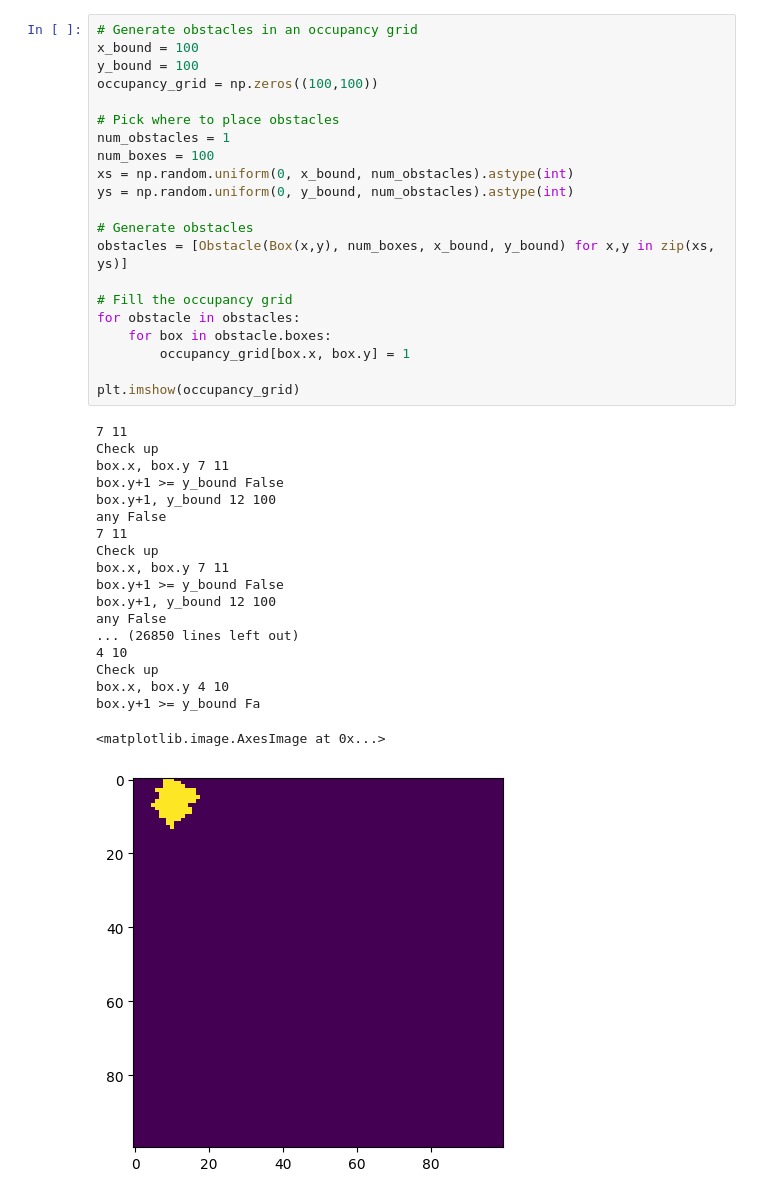
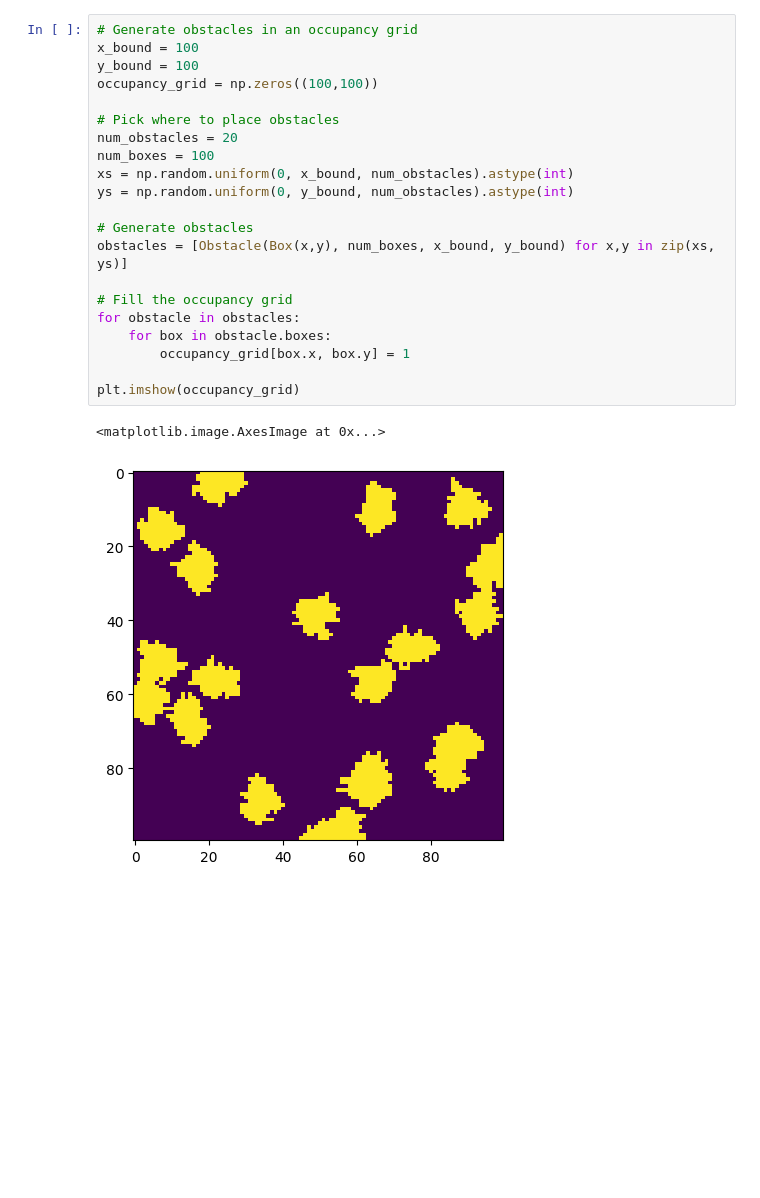
Before and after one commit to AADILab/influence-multi-objective, a Jupyter notebook: generate_env.ipynb, the cells around one changed output. Drawn from its saved outputs; the diff is of its cells as text; blank space fills up the shorter version.

```diff
--- a/generate_env.ipynb
+++ b/generate_env.ipynb
@@ -137,41 +122,24 @@ box.y+1, y_bound 7 10
 # %%
 # Generate obstacles in an occupancy grid
 x_bound = 100
 y_bound = 100
 occupancy_grid = np.zeros((100,100))
 
 # Pick where to place obstacles
-num_obstacles = 1
+num_obstacles = 20
 num_boxes = 100
 xs = np.random.uniform(0, x_bound, num_obstacles).astype(int)
 ys = np.random.uniform(0, y_bound, num_obstacles).astype(int)
 
 # Generate obstacles
 obstacles = [Obstacle(Box(x,y), num_boxes, x_bound, y_bound) for x,y in zip(xs, ys)]
 
 # Fill the occupancy grid
 for obstacle in obstacles:
     for box in obstacle.boxes:
         occupancy_grid[box.x, box.y] = 1
 
 plt.imshow(occupancy_grid)
 # %% [output]
-7 11
-Check up
-box.x, box.y 7 11
-box.y+1 >= y_bound False
-box.y+1, y_bound 12 100
-any False
-7 11
-Check up
-box.x, box.y 7 11
-box.y+1 >= y_bound False
-box.y+1, y_bound 12 100
-any False
-... (26850 lines left out)
-4 10
-Check up
-box.x, box.y 4 10
-box.y+1 >= y_bound Fa
+<matplotlib.image.AxesImage at 0x...>
-<matplotlib.image.AxesImage at 0x...>
-[figure, old version]
+[figure, new version]
```
Also changed, not shown: parts of 9 cells of this notebook.
